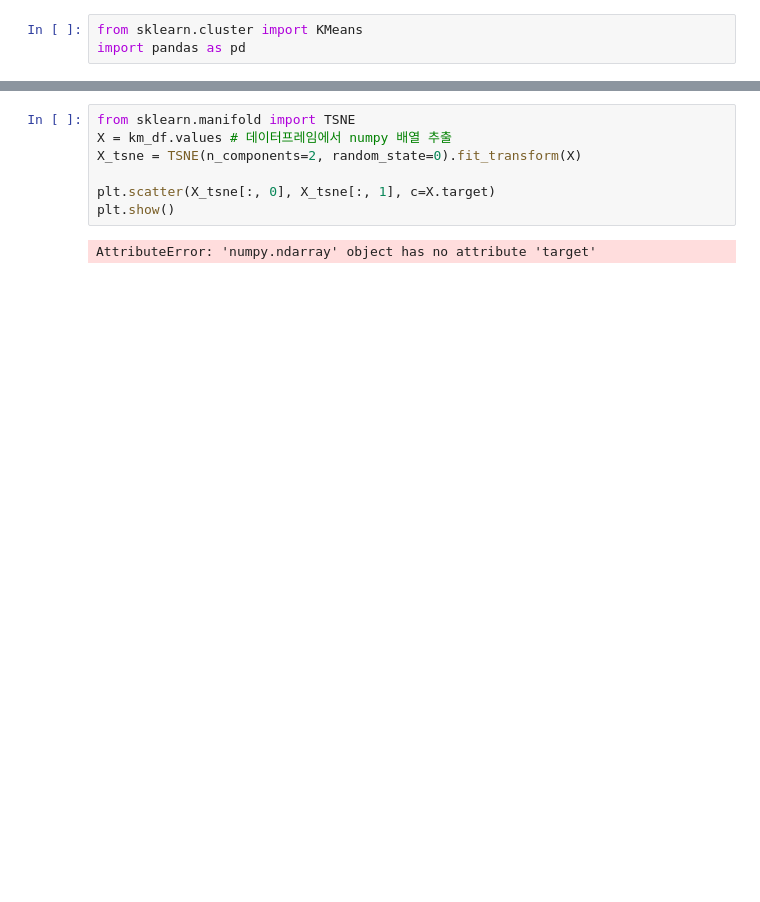
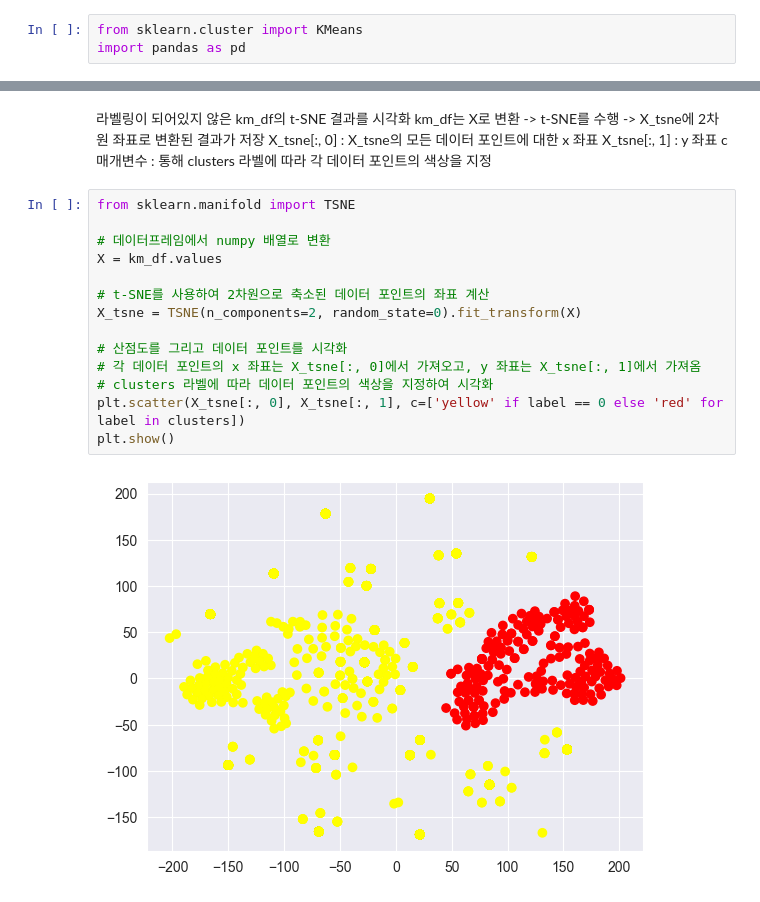
Before and after one commit to DANU011/WorkerSafety, a Jupyter notebook: DA/클러스터링 연습/KEEPME.ipynb, the cells around one changed output, grey strips where cells are left out. Cells and saved outputs as stored; diff of their text form; blank space fills up the shorter version.

```diff
--- a/DA/클러스터링 연습/KEEPME.ipynb
+++ b/DA/클러스터링 연습/KEEPME.ipynb
@@ -37,9 +65,22 @@ plt.show()
+# %% [markdown]
+라벨링이 되어있지 않은 km_df의 t-SNE 결과를 시각화
+km_df는 X로 변환 -> t-SNE를 수행 -> X_tsne에 2차원 좌표로 변환된 결과가 저장
+X_tsne[:, 0] : X_tsne의 모든 데이터 포인트에 대한 x 좌표
+X_tsne[:, 1] : y 좌표
+c 매개변수 : 통해 clusters 라벨에 따라 각 데이터 포인트의 색상을 지정
 # %%
 from sklearn.manifold import TSNE
-X = km_df.values # 데이터프레임에서 numpy 배열 추출
+
+# 데이터프레임에서 numpy 배열로 변환
+X = km_df.values
+
+# t-SNE를 사용하여 2차원으로 축소된 데이터 포인트의 좌표 계산
 X_tsne = TSNE(n_components=2, random_state=0).fit_transform(X)
 
-plt.scatter(X_tsne[:, 0], X_tsne[:, 1], c=X.target)
+# 산점도를 그리고 데이터 포인트를 시각화
+# 각 데이터 포인트의 x 좌표는 X_tsne[:, 0]에서 가져오고, y 좌표는 X_tsne[:, 1]에서 가져옴
+# clusters 라벨에 따라 데이터 포인트의 색상을 지정하여 시각화
+plt.scatter(X_tsne[:, 0], X_tsne[:, 1], c=['yellow' if label == 0 else 'red' for label in clusters])
 plt.show()
 # %% [output]
-AttributeError: 'numpy.ndarray' object has no attribute 'target'
+[figure, added]
```
Also changed, not shown: parts of 6 cells of this notebook, 1 other file.
